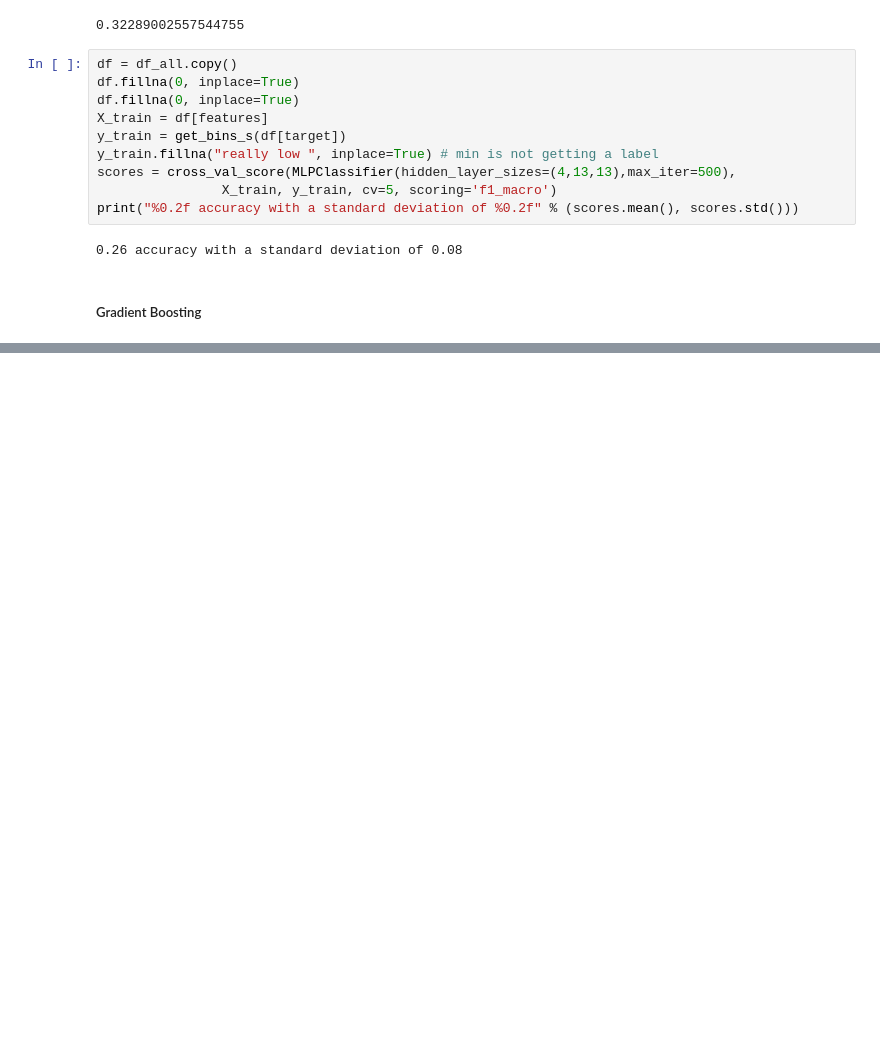
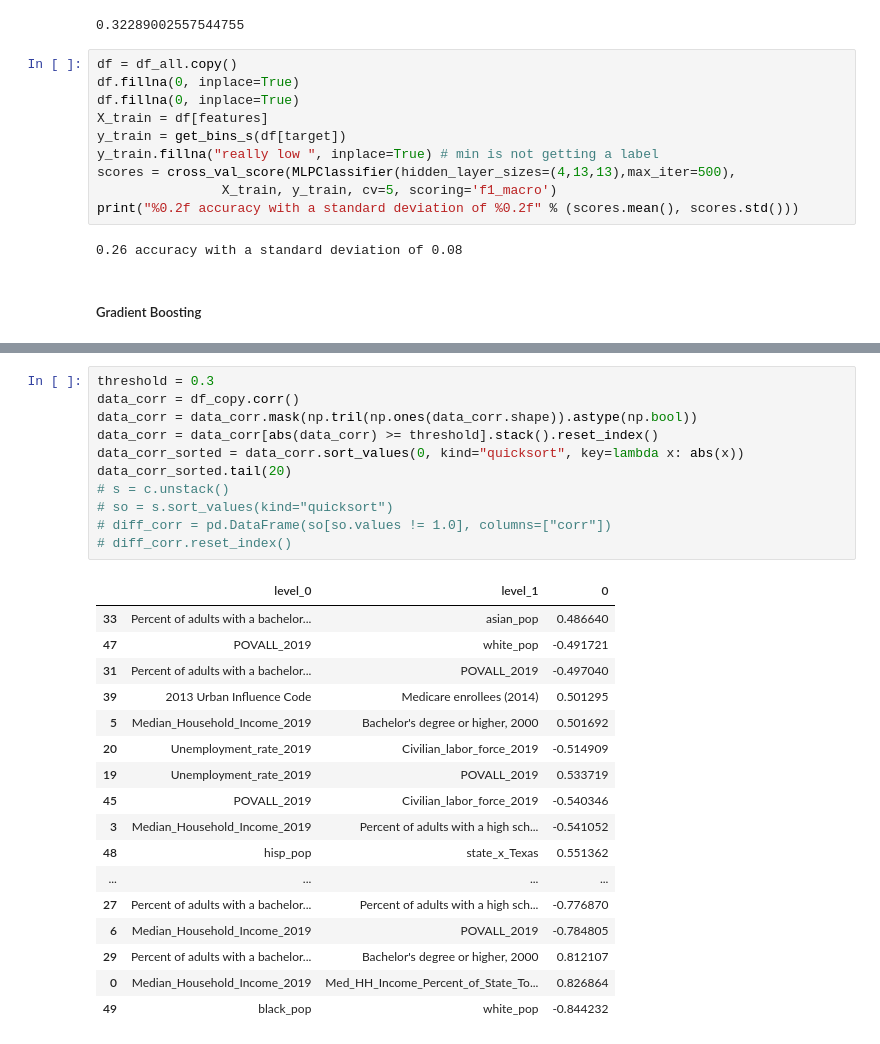
Before and after one commit to rupaltotale/CovidData, a Jupyter notebook: Covid_Spread_Analysis.ipynb, the cells around one changed output, grey strips where cells are left out. Cells and saved outputs as stored; diff of their text form; blank space fills up the shorter version.

```diff
--- a/Covid_Spread_Analysis.ipynb
+++ b/Covid_Spread_Analysis.ipynb
@@ -1476,0 +1483,29 @@ plt.show()
+# %%
+threshold = 0.3
+data_corr = df_copy.corr()
+data_corr = data_corr.mask(np.tril(np.ones(data_corr.shape)).astype(np.bool))
+data_corr = data_corr[abs(data_corr) >= threshold].stack().reset_index()
+data_corr_sorted = data_corr.sort_values(0, kind="quicksort", key=lambda x: abs(x))
+data_corr_sorted.tail(20)
+# s = c.unstack()
+# so = s.sort_values(kind="quicksort")
+# diff_corr = pd.DataFrame(so[so.values != 1.0], columns=["corr"])
+# diff_corr.reset_index()
+# %% [output]
+|  | level_0 | level_1 | 0 |
+| 33 | Percent of adults with a bachelor... | asian_pop | 0.486640 |
+| 47 | POVALL_2019 | white_pop | -0.491721 |
+| 31 | Percent of adults with a bachelor... | POVALL_2019 | -0.497040 |
+| 39 | 2013 Urban Influence Code | Medicare enrollees (2014) | 0.501295 |
+| 5 | Median_Household_Income_2019 | Bachelor's degree or higher, 2000 | 0.501692 |
+| 20 | Unemployment_rate_2019 | Civilian_labor_force_2019 | -0.514909 |
+| 19 | Unemployment_rate_2019 | POVALL_2019 | 0.533719 |
+| 45 | POVALL_2019 | Civilian_labor_force_2019 | -0.540346 |
+| 3 | Median_Household_Income_2019 | Percent of adults with a high sch... | -0.541052 |
+| 48 | hisp_pop | state_x_Texas | 0.551362 |
+| ... | ... | ... | ... |
+| 27 | Percent of adults with a bachelor... | Percent of adults with a high sch... | -0.776870 |
+| 6 | Median_Household_Income_2019 | POVALL_2019 | -0.784805 |
+| 29 | Percent of adults with a bachelor... | Bachelor's degree or higher, 2000 | 0.812107 |
+| 0 | Median_Household_Income_2019 | Med_HH_Income_Percent_of_State_To... | 0.826864 |
+| 49 | black_pop | white_pop | -0.844232 |
```
Also changed, not shown: parts of 7 cells of this notebook.
